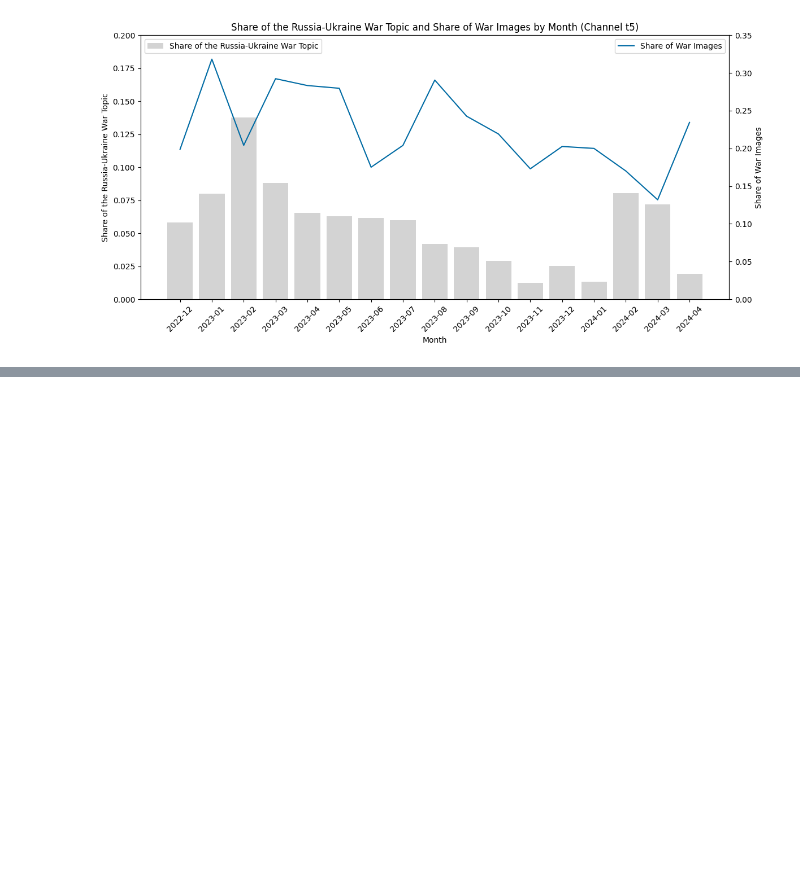
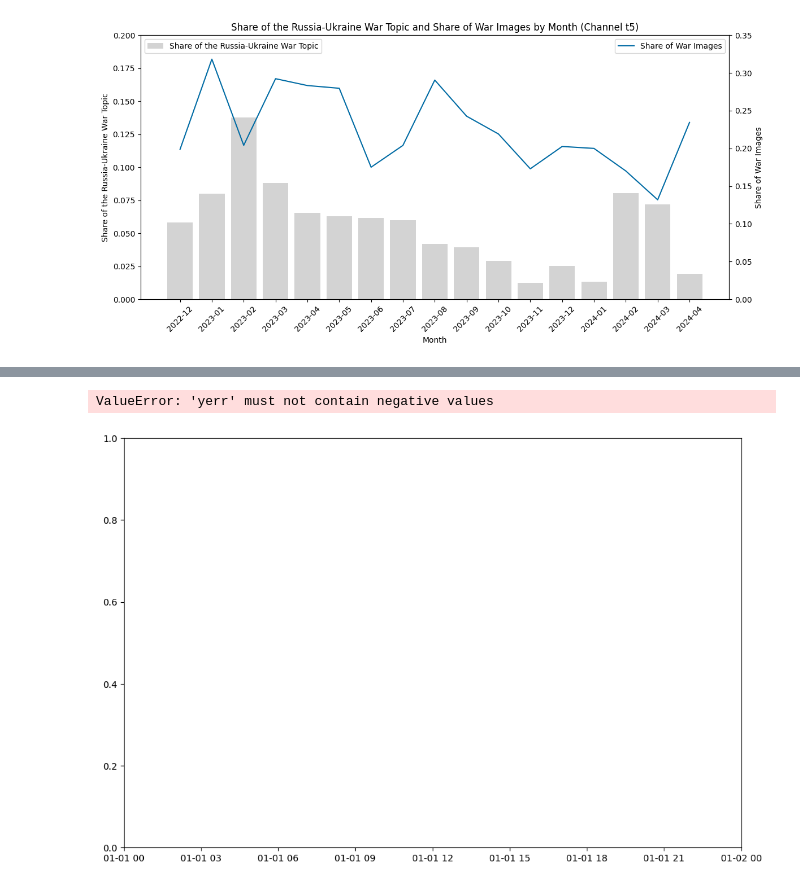
Before and after one commit to adgianv/Thesis---War-Image-Classification, a Jupyter notebook: Inference.ipynb, the cells around one changed output, grey strips where cells are left out. Cells and saved outputs as stored; diff of their text form; code cells hidden in the pictures; blank space fills up the shorter version.

```diff
--- a/Inference.ipynb
+++ b/Inference.ipynb
@@ -1318,0 +1336,5 @@ plt.show()
+# %%
+# Import full predictions
+a3_preds = pd.read_csv('predictions/atres_predictions.csv')
+la6_preds = pd.read_csv('predictions/la6_predictions.csv')
+t5_preds = pd.read_csv('predictions/telecinco_predictions.csv')
@@ -1318,0 +1389,7 @@ plt.show()
+# %%
+not_war_error = 0.05
+war_error = 0.05
+
+a3_min_max = error_dict(a3_preds, not_war_error, war_error)
+la6_min_max = error_dict(la6_preds, not_war_error, war_error)
+t5_min_max = error_dict(t5_preds, not_war_error, war_error)
@@ -1318,0 +1421,43 @@ plt.show()
+# %%
+# Convert year_month column to datetime if not already
+final_df['year_month'] = pd.to_datetime(final_df['year_month'])
+
+# Extracting error values for a3
+a3_err_lower = []
+a3_err_upper = []
+for date in final_df['year_month'].dt.strftime('%Y-%m'):
+    if date in a3_min_max:
+        lower_bound, upper_bound = a3_min_max[date]
+        value = final_df.loc[final_df['year_month'].dt.strftime('%Y-%m') == date, 'a3_share_class_1'].values[0]
+        a3_err_lower.append((value-lower_bound)*100)
+        a3_err_upper.append((upper_bound-value)*100)
+    else:
+        a3_err_lower.append(0)
+        a3_err_upper.append(0)
+
+# Repeat the above steps for 'la6' and 't5' if you have their dictionaries
+
+# Plotting
+plt.figure(figsize=(12, 8))
+
+# Plot with error bars for a3
+plt.errorbar(final_df['year_month'], final_df['a3_share_class_1'] * 100,
+             yerr=[a3_err_lower, a3_err_upper], fmt='-o', label='Channel a3')
+
+# Repeat for la6 and t5
+# plt.errorbar(final_df['year_month'], final_df['la6_share_class_1'] * 100,
+#              yerr=[la6_err_lower, la6_err_upper], fmt='-o', label='Channel la6')
+# plt.errorbar(final_df['year_month'], final_df['t5_share_class_1'] * 100,
+#              yerr=[t5_err_lower, t5_err_upper], fmt='-o', label='Channel t5')
+
+plt.title('Share of War Images')
+plt.xlabel('Date')
+plt.ylabel('Share (%)')
+plt.ylim(0, 40)
+plt.legend()
+plt.grid(True)
+plt.tight_layout()
+plt.show()
+# %% [output]
+ValueError: 'yerr' must not contain negative values
+[figure, added]
```
Also changed, not shown: parts of 29 cells of this notebook.
